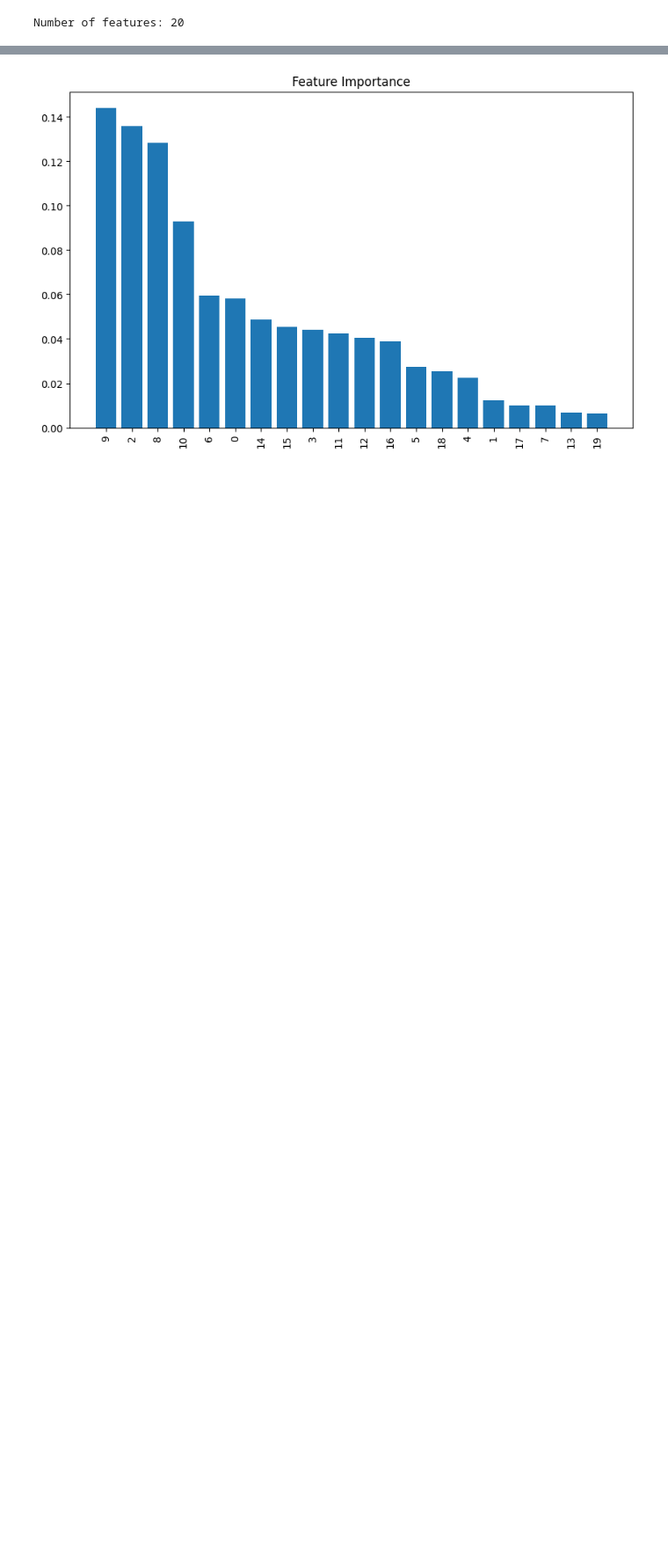
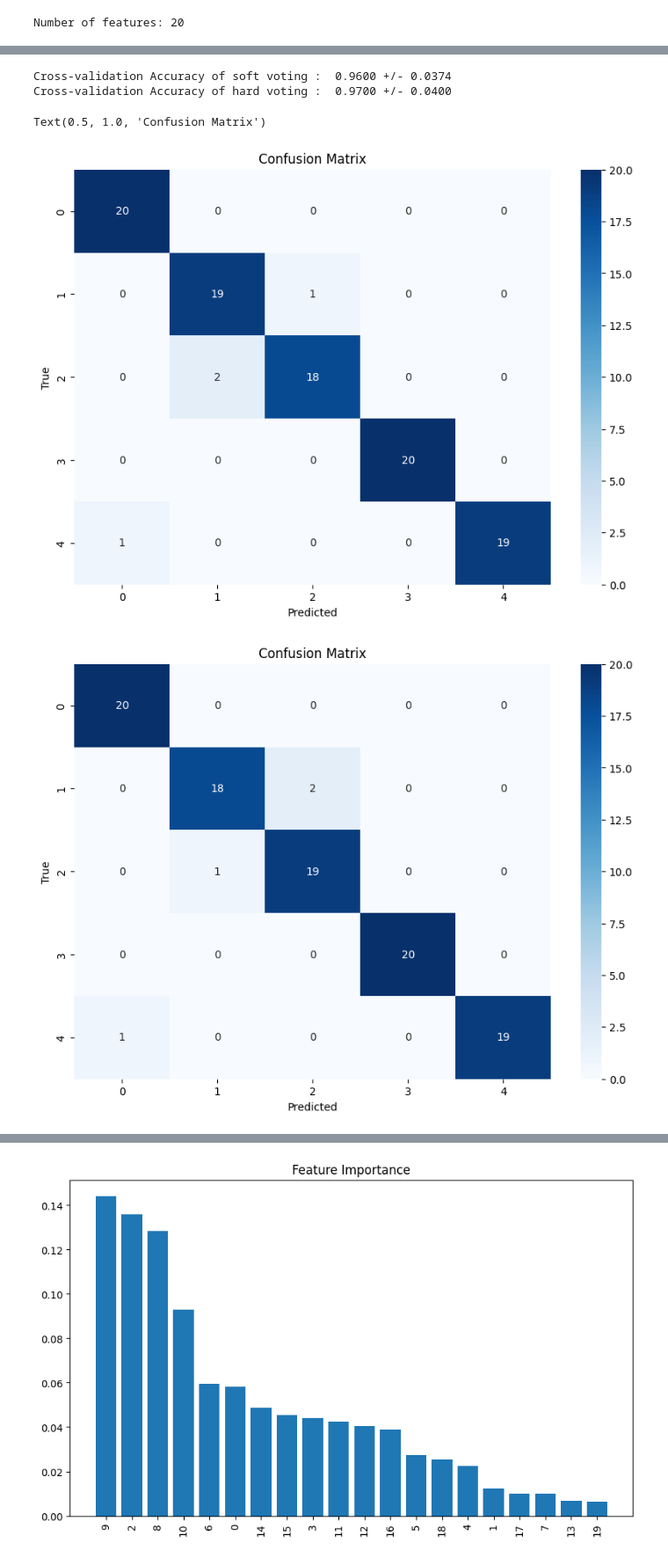
Before and after one commit to clementgilli/Cardiac-Pathology-Prediction, a Jupyter notebook: worksheet.ipynb, the cells around one changed output, grey strips where cells are left out. Shown: that part at 88% size. Drawn from its saved outputs; the diff is of its cells as text; code cells hidden in the pictures; blank space fills up the shorter version.

Commit message:
add rly robust cv search for every model

```diff
--- a/worksheet.ipynb
+++ b/worksheet.ipynb
@@ -16,10 +26,8 @@ from scipy.stats import randint
 # %%
-#dataset = load_dataset("Train")
-#X,y = create_features_matrix(dataset, category=True, save=False)
 X = np.load("saves/train_features_Khened.npy")
 X_test = np.load("saves/test_features_Khened.npy")
 y = np.load("saves/categories.npy")
+y = y.astype(np.int64)
 print(f"Number of features: {X.shape[1]}")
-TRAIN = False
 # %% [output]
 Number of features: 20
@@ -48,18 +58,18 @@ gnb_params_grid = {
     "var_smoothing": [1e-9, 1e-10,1e-8]
 }
 # %%
+clfs = []
 if TRAIN:
-    clfs = []
-    for clf, params, name in zip([SVC(random_state=0,probability=True), RandomForestClassifier(random_state=0), GaussianNB()], [svm_params_grid, rf_params_grid, gnb_params_grid], ["SVM", "Random Forest", "Gaussian Naive Bayes"]):
+    for clf, params, name in zip([SVC(random_state=0,probability=True), RandomForestClassifier(random_state=0), GaussianNB()], [svm_params_grid, rf_params_grid, gnb_params_grid], ["svm", "rf", "gnb"]):
         print(f"Training {name}")
-        if name == "Random Forest":
-            grid = RandomizedSearchCV(clf, params, n_iter=50, cv=5, n_jobs=-1)
+        if name == "rf":
+            grid = RandomizedSearchCV(clf, params, n_iter=50, cv=StratifiedKFold(n_splits=5, shuffle=True, random_state=0), n_jobs=-1)
         else:
-            grid = GridSearchCV(clf, params, cv=5, n_jobs=-1,)
+            grid = GridSearchCV(clf, params, cv=StratifiedKFold(n_splits=5, shuffle=True, random_state=0), n_jobs=-1,)
         grid.fit(X, y)
         print(f"Best parameters: {grid.best_params_}")
         print(f"Best score: {grid.best_score_}")
-        clfs.append(grid.best_estimator_)
+        clfs.append((name,grid.best_estimator_))
         print(f"Done {name}")
         print("\n")
 
@@ -67,4 +77,4 @@ else:
     svm = SVC(C=100, gamma=0.001, kernel='rbf', probability=True, random_state=0)
     rf = RandomForestClassifier(n_estimators=1000, max_depth=None, min_samples_split=10, min_samples_leaf=7, max_features="log2", criterion='entropy', bootstrap=True, random_state=0)
     gnb = GaussianNB(var_smoothing=1e-9)
-    clfs = [svm, rf, gnb]
+    clfs = [('svm', svm), ('rf', rf), ('gnb', gnb)]
@@ -71 +174,11 @@ else:
+# %%
+eclf_soft = VotingClassifier(estimators=clfs, voting='soft')
+eclf_hard = VotingClassifier(estimators=clfs, voting='hard')
+scores_soft = cross_val_score(eclf_soft, X, y, cv=StratifiedKFold(n_splits=5, shuffle=True, random_state=0), n_jobs=-1)
+scores_hard = cross_val_score(eclf_hard, X, y, cv=StratifiedKFold(n_splits=5, shuffle=True, random_state=0), n_jobs=-1)
+print(f"Cross-validation Accuracy of soft voting :  {scores_soft.mean():.4f} +/- {scores_soft.std():.4f}")
+print(f"Cross-validation Accuracy of hard voting :  {scores_hard.mean():.4f} +/- {scores_hard.std():.4f}")
+# %% [output]
+Cross-validation Accuracy of soft voting :  0.9600 +/- 0.0374
+Cross-validation Accuracy of hard voting :  0.9700 +/- 0.0400
 # %%
@@ -100,2 +211,36 @@ def predictions(X, y, X_test, clfs, print_scores=False):
     return y_pred
+# %%
+cms = np.zeros((len(set(y)), len(set(y)),2), dtype=int)
+eclf = VotingClassifier(estimators=clfs, voting='hard')
+
+kf = StratifiedKFold(n_splits=5)
+for train_index, test_index in kf.split(X, y):
+    X_train, X_val = X[train_index], X[test_index]
+    y_train, y_val = y[train_index], y[test_index]
+
+    eclf.fit(X_train, y_train)
+    y_pred = eclf.predict(X_val)
+    cm1 = confusion_matrix(y_val, y_pred)
+    y_pred = stage2(X_train, y_train, X_val, y_pred, mlp_expert=best_mlp_2)
+    cm2 = confusion_matrix(y_val, y_pred)
+    cms[:,:,0] += cm1
+    cms[:,:,1] += cm2
+
+plt.figure(figsize=(10, 7))
+sns.heatmap(cms[:,:,0], annot=True, fmt='d', cmap='Blues', xticklabels=set(y), yticklabels=set(y))
+#sns.heatmap(cms[1:3, 1:3, 0], annot=True, cmap="Reds")
+plt.xlabel('Predicted')
+plt.ylabel('True')
+plt.title('Confusion Matrix')
+
+plt.figure(figsize=(10, 7))
+sns.heatmap(cms[:,:,1], annot=True, fmt='d', cmap='Blues', xticklabels=set(y), yticklabels=set(y))
+#sns.heatmap(cms[1:3, 1:3, 1], annot=True, cmap="Greens")
+plt.xlabel('Predicted')
+plt.ylabel('True')
+plt.title('Confusion Matrix')
+# %% [output]
+Text(0.5, 1.0, 'Confusion Matrix')
+[figure, added]
+[figure, added]
 # %%
```
Also changed, not shown: parts of 9 cells of this notebook.
